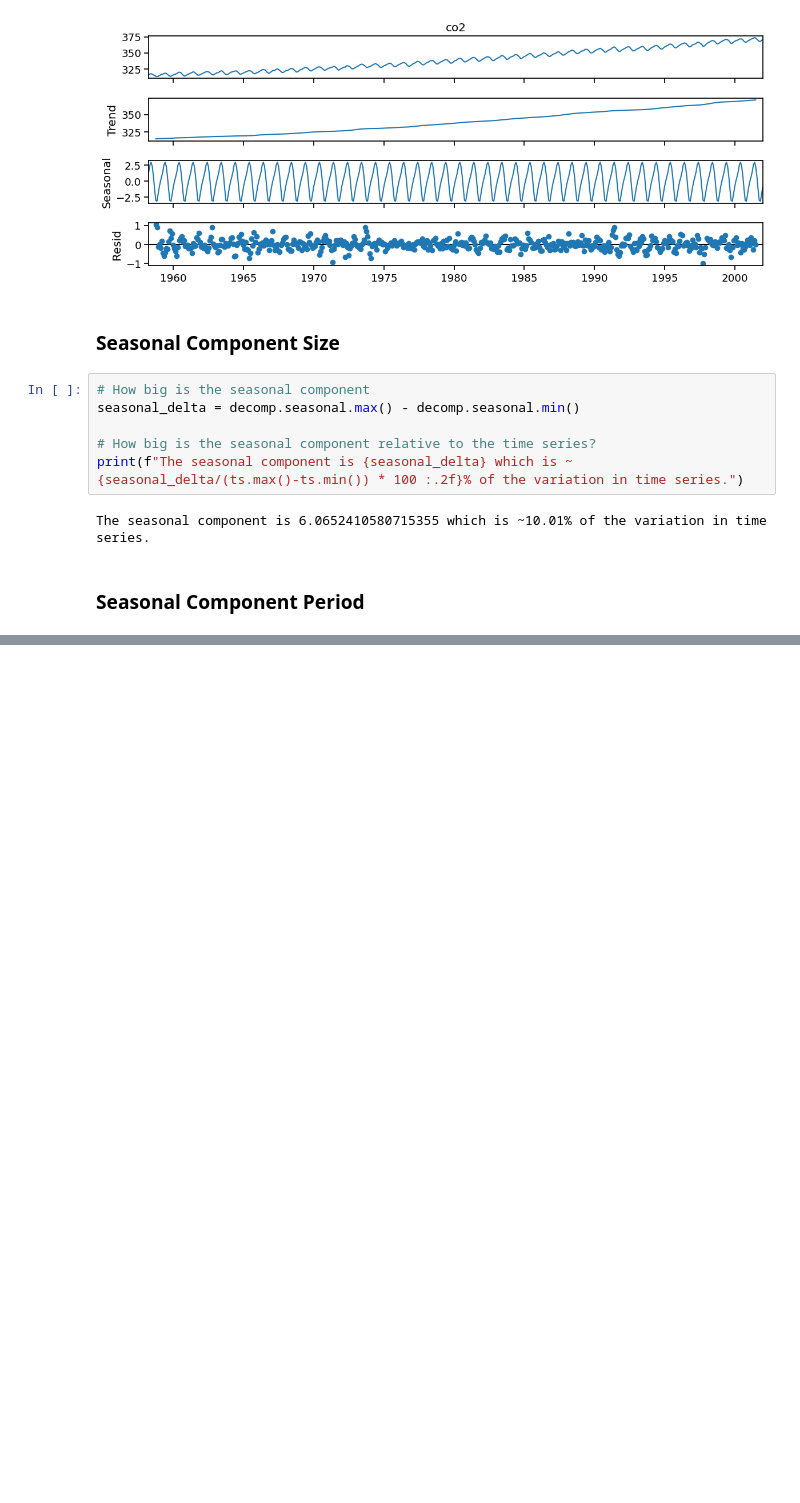
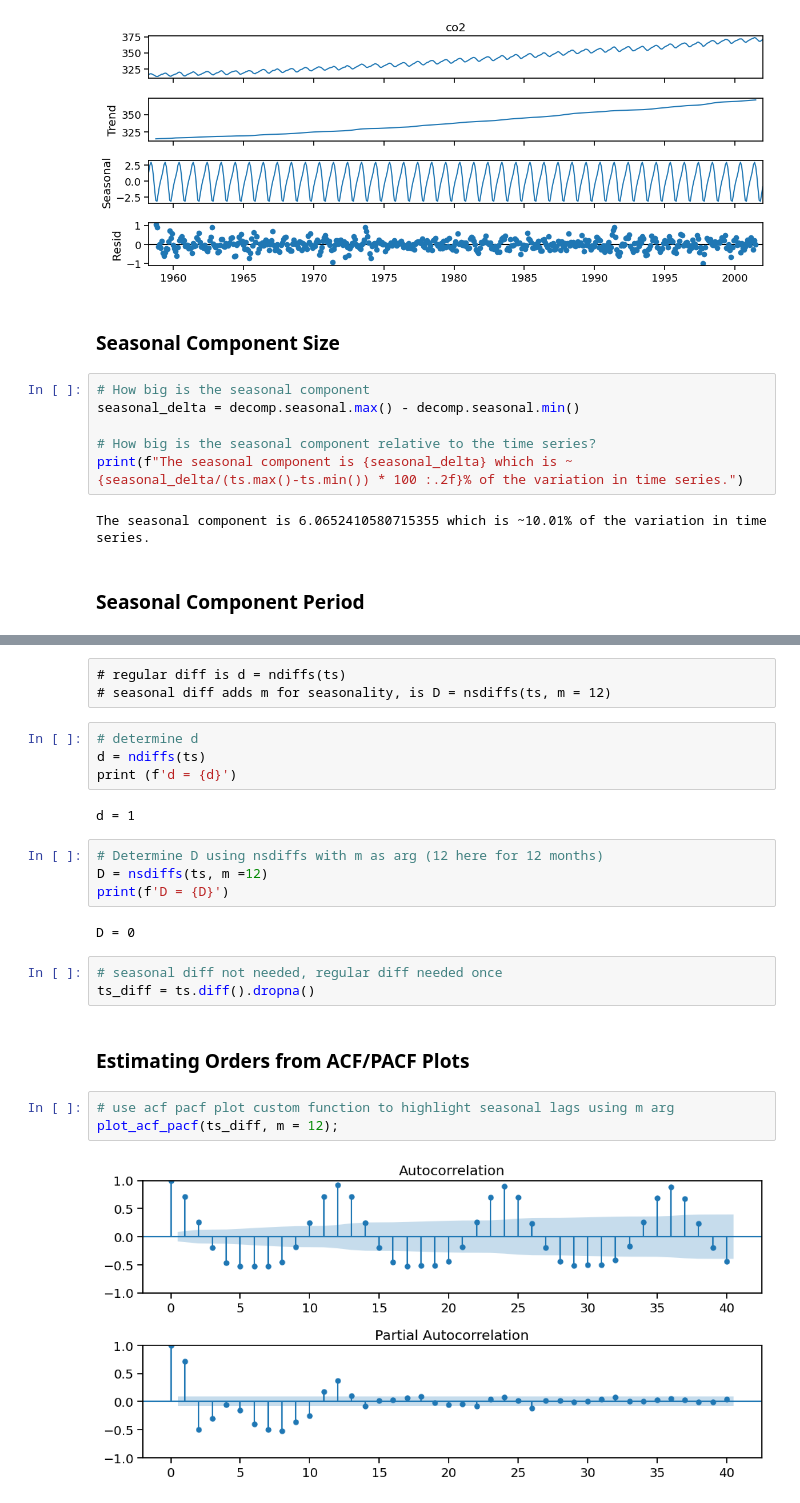
Before and after one commit to EhLeeOod/time-series, a Jupyter notebook: sarima.ipynb, the cells around one changed output, grey strips where cells are left out. Saved outputs shown, nothing was run; the diff lists cells and outputs as text; blank space fills up the shorter version.

```diff
--- a/sarima.ipynb
+++ b/sarima.ipynb
@@ -232,0 +251,25 @@ ax = seasonal.loc['1975': '1978'].plot(marker = 'o')
+# %% [raw]
+# regular diff is d = ndiffs(ts)
+# seasonal diff adds m for seasonality, is D = nsdiffs(ts, m = 12)
+# %%
+# determine d
+d = ndiffs(ts)
+print (f'd = {d}')
+# %% [output]
+d = 1
+# %%
+# Determine D using nsdiffs with m as arg (12 here for 12 months)
+D = nsdiffs(ts, m =12)
+print(f'D = {D}')
+# %% [output]
+D = 0
+# %%
+# seasonal diff not needed, regular diff needed once
+ts_diff = ts.diff().dropna()
+# %% [markdown]
+### Estimating Orders from ACF/PACF Plots
+# %%
+# use acf pacf plot custom function to highlight seasonal lags using m arg
+plot_acf_pacf(ts_diff, m = 12);
+# %% [output]
+[figure, added]
```
Also changed, not shown: parts of 14 cells of this notebook.
